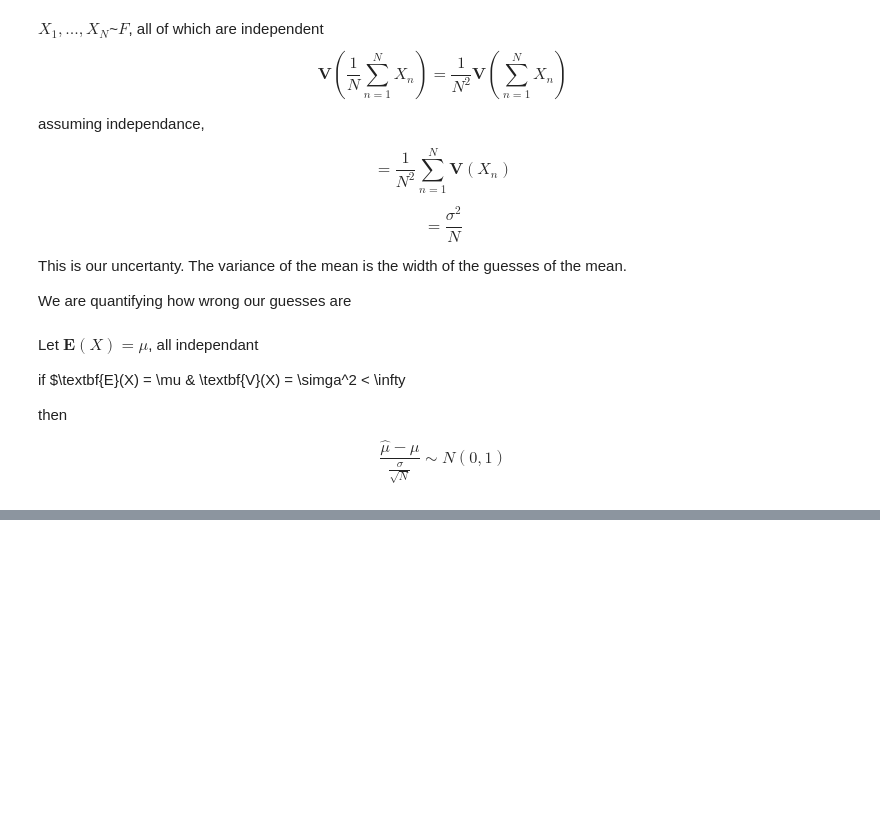
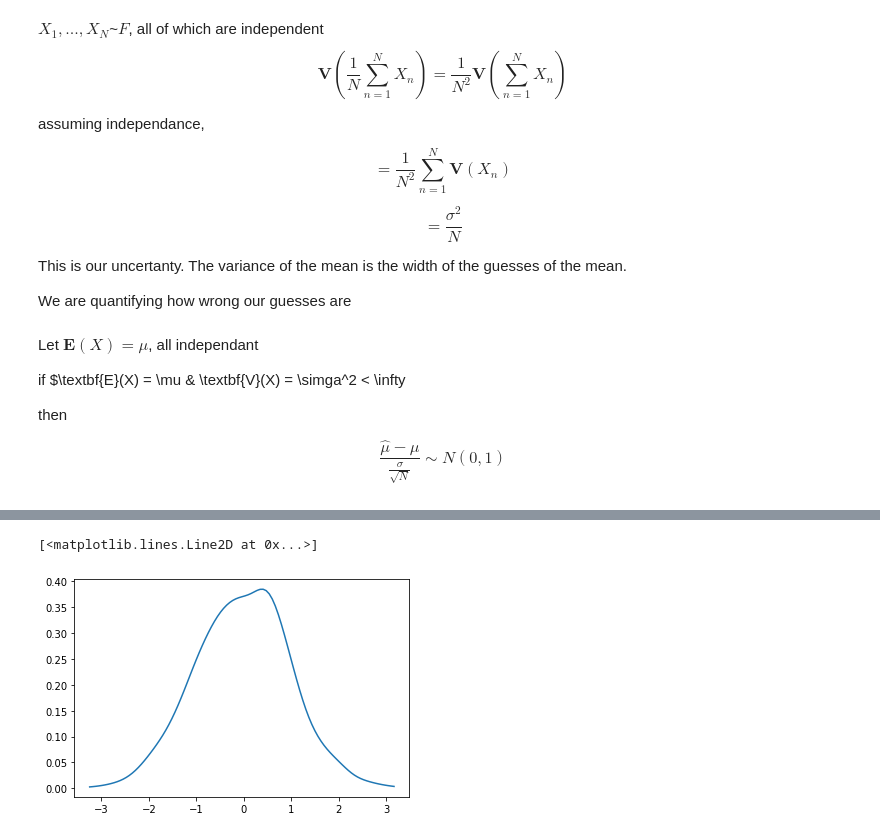
Before and after one commit to josephmlev/levine_j_math_314, a Jupyter notebook: notes/Class_notes_9.23-.ipynb, the cells around one changed output, grey strips where cells are left out. Saved outputs shown, nothing was run; the diff lists cells and outputs as text; code cells hidden in the pictures; blank space fills up the shorter version.

```diff
--- a/notes/Class_notes_9.23-.ipynb
+++ b/notes/Class_notes_9.23-.ipynb
@@ -278,0 +334,5 @@ $$\frac{\hat \mu - \mu}{\frac{\sigma}{\sqrt{N}}} \sim N(0,1) $$
+# %%
+bp.density(z)
+# %% [output]
+[<matplotlib.lines.Line2D at 0x...>]
+[figure, added]
```
Also changed, not shown: parts of 7 cells of this notebook.
